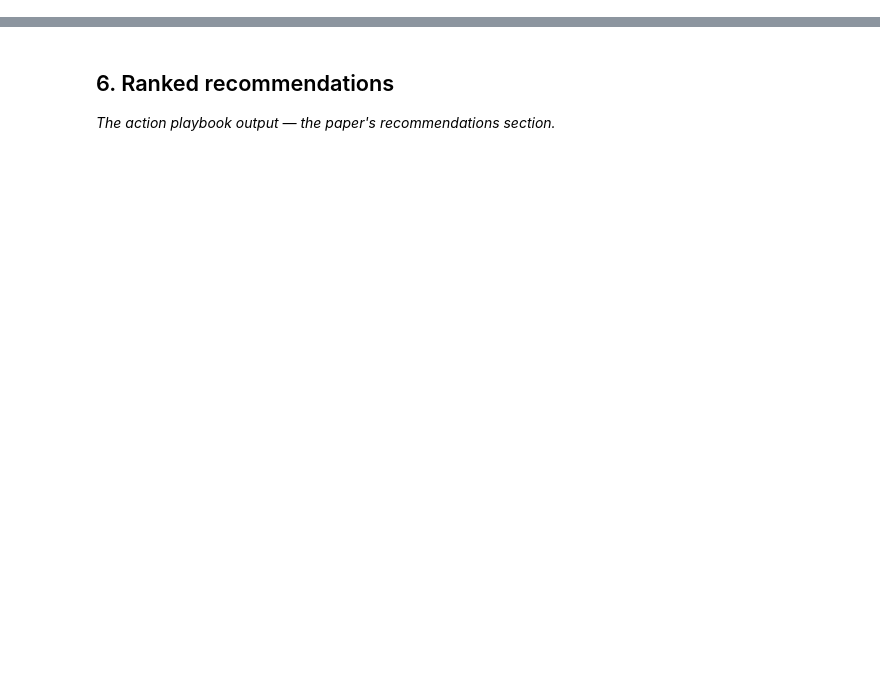
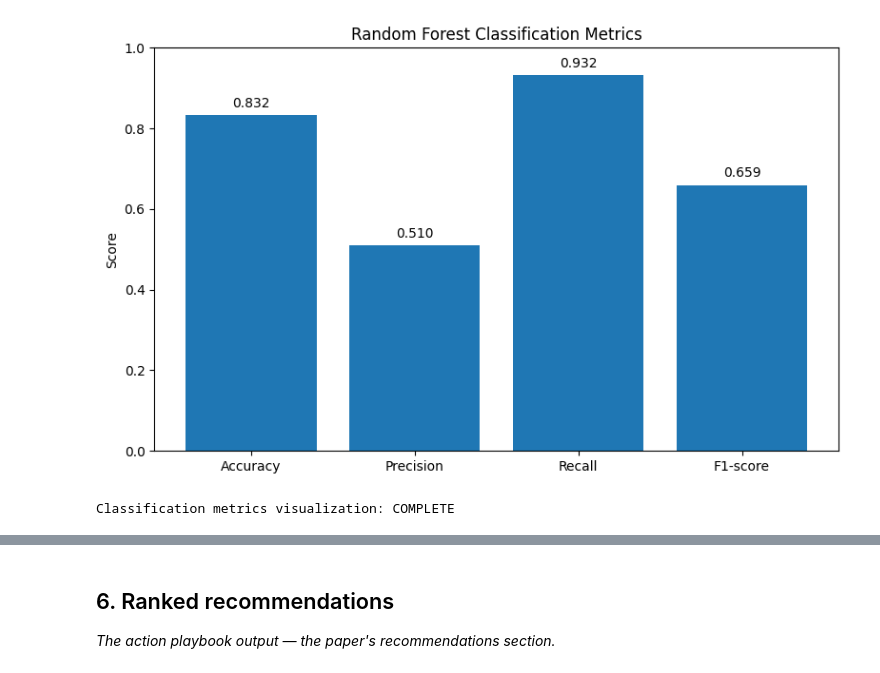
Before and after one commit to shefiramarizcha62-sudo/flyrank-ml-portfolio, a Jupyter notebook: work/notebooks/capstone.ipynb, the cells around one changed output, grey strips where cells are left out. Saved outputs shown, nothing was run; the diff lists cells and outputs as text; code cells hidden in the pictures; blank space fills up the shorter version.

```diff
--- a/work/notebooks/capstone.ipynb
+++ b/work/notebooks/capstone.ipynb
@@ -28,0 +1404,36 @@ This skeleton is yours to fill. Work the sections **in order** — each one has
+# %%
+# RANDOM FOREST CLASSIFICATION METRICS
+
+classification_metrics = {
+    "Accuracy": accuracy,
+    "Precision": precision,
+    "Recall": recall,
+    "F1-score": f1
+}
+
+plt.figure(figsize=(8, 5))
+
+bars = plt.bar(
+    classification_metrics.keys(),
+    classification_metrics.values()
+)
+
+plt.title("Random Forest Classification Metrics")
+plt.ylabel("Score")
+plt.ylim(0, 1)
+
+for bar, value in zip(bars, classification_metrics.values()):
+    plt.text(
+        bar.get_x() + bar.get_width() / 2,
+        bar.get_height() + 0.02,
+        f"{value:.3f}",
+        ha="center"
+    )
+
+plt.tight_layout()
+plt.show()
+
+print("Classification metrics visualization: COMPLETE")
+# %% [output]
+[figure, added]
+Classification metrics visualization: COMPLETE
```
Also changed, not shown: parts of 60 cells of this notebook.
